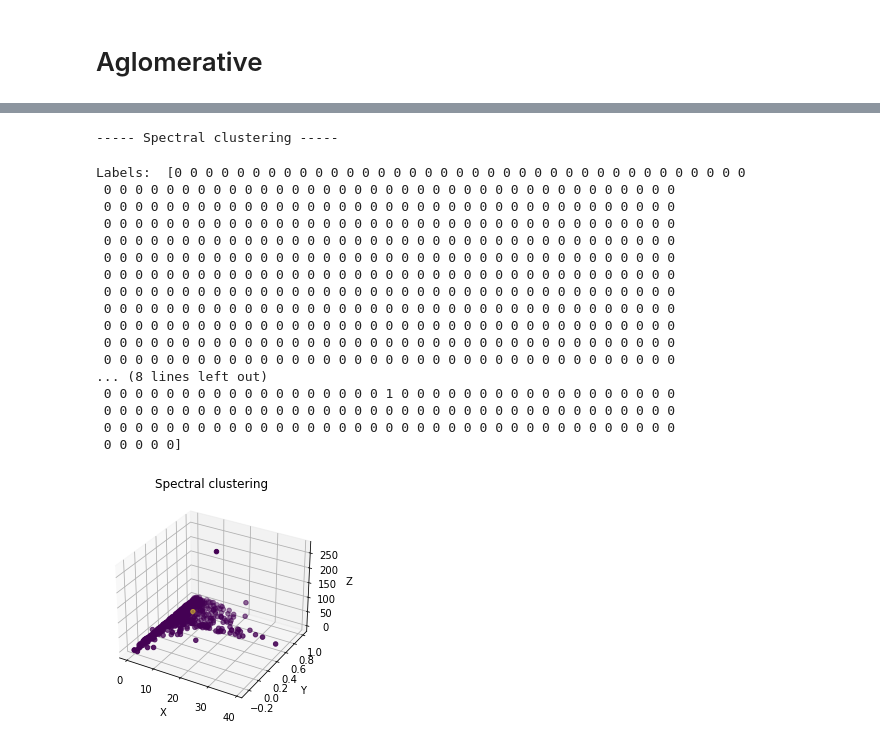
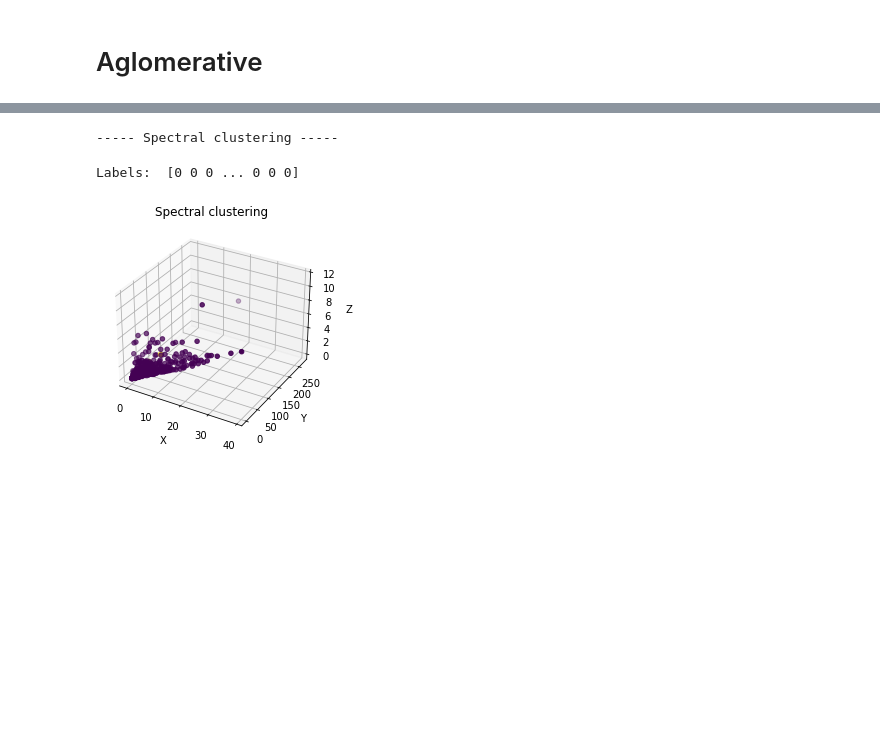
Before and after one commit to Hivini/rover-route-planning, a Jupyter notebook: data_analysis/agrupamiento_nav.ipynb, the cells around one changed output, grey strips where cells are left out. Drawn from its saved outputs; the diff is of its cells as text; code cells hidden in the pictures; blank space fills up the shorter version.

```diff
--- a/data_analysis/agrupamiento_nav.ipynb
+++ b/data_analysis/agrupamiento_nav.ipynb
@@ -25,7 +25,7 @@ def plot_d(points, labels, title):
         plt.title(title)
     plt.show()
 # %%
-x = np.load('nav_data.npy')
+x = np.load('processed_nav_data.npy')
 y = np.load('nav_data_labels.npy')
 # %%
 plot_d(x, y, 'Map Features')
@@ -156,30 +105,14 @@ Labels:  [2 2 2 2 2 2 2 2 2 2 2 2 2 2 2 2 2 1 1 2 2 2 2 2 2 1 2 2 2 2 2 2 2 2 2
 # %%
 ####### Spectral clustering #######
 print('----- Spectral clustering -----')
-spectral = SpectralClustering(n_clusters=6).fit(x)
+spectral = SpectralClustering(n_clusters=2).fit(x)
 clustering_labels = spectral.labels_
 print('Labels: ', clustering_labels)
 plot_d(x, clustering_labels, 'Spectral clustering')
 # %% [output]
 ----- Spectral clustering -----
-Labels:  [0 0 0 0 0 0 0 0 0 0 0 0 0 0 0 0 0 0 0 0 0 0 0 0 0 0 0 0 0 0 0 0 0 0 0 0 0
- 0 0 0 0 0 0 0 0 0 0 0 0 0 0 0 0 0 0 0 0 0 0 0 0 0 0 0 0 0 0 0 0 0 0 0 0 0
- 0 0 0 0 0 0 0 0 0 0 0 0 0 0 0 0 0 0 0 0 0 0 0 0 0 0 0 0 0 0 0 0 0 0 0 0 0
- 0 0 0 0 0 0 0 0 0 0 0 0 0 0 0 0 0 0 0 0 0 0 0 0 0 0 0 0 0 0 0 0 0 0 0 0 0
- 0 0 0 0 0 0 0 0 0 0 0 0 0 0 0 0 0 0 0 0 0 0 0 0 0 0 0 0 0 0 0 0 0 0 0 0 0
- 0 0 0 0 0 0 0 0 0 0 0 0 0 0 0 0 0 0 0 0 0 0 0 0 0 0 0 0 0 0 0 0 0 0 0 0 0
- 0 0 0 0 0 0 0 0 0 0 0 0 0 0 0 0 0 0 0 0 0 0 0 0 0 0 0 0 0 0 0 0 0 0 0 0 0
- 0 0 0 0 0 0 0 0 0 0 0 0 0 0 0 0 0 0 0 0 0 0 0 0 0 0 0 0 0 0 0 0 0 0 0 0 0
- 0 0 0 0 0 0 0 0 0 0 0 0 0 0 0 0 0 0 0 0 0 0 0 0 0 0 0 0 0 0 0 0 0 0 0 0 0
- 0 0 0 0 0 0 0 0 0 0 0 0 0 0 0 0 0 0 0 0 0 0 0 0 0 0 0 0 0 0 0 0 0 0 0 0 0
- 0 0 0 0 0 0 0 0 0 0 0 0 0 0 0 0 0 0 0 0 0 0 0 0 0 0 0 0 0 0 0 0 0 0 0 0 0
- 0 0 0 0 0 0 0 0 0 0 0 0 0 0 0 0 0 0 0 0 0 0 0 0 0 0 0 0 0 0 0 0 0 0 0 0 0
-... (8 lines left out)
- 0 0 0 0 0 0 0 0 0 0 0 0 0 0 0 0 0 0 1 0 0 0 0 0 0 0 0 0 0 0 0 0 0 0 0 0 0
- 0 0 0 0 0 0 0 0 0 0 0 0 0 0 0 0 0 0 0 0 0 0 0 0 0 0 0 0 0 0 0 0 0 0 0 0 0
- 0 0 0 0 0 0 0 0 0 0 0 0 0 0 0 0 0 0 0 0 0 0 0 0 0 0 0 0 0 0 0 0 0 0 0 0 0
- 0 0 0 0 0]
+Labels:  [0 0 0 ... 0 0 0]
-[figure, old version]
+[figure, new version]
 # %%
 print('----- DBSCAN -----')
 dbscan = DBSCAN(eps=20).fit(x)
```
Also changed, not shown: parts of 10 cells of this notebook, 38 other files.
